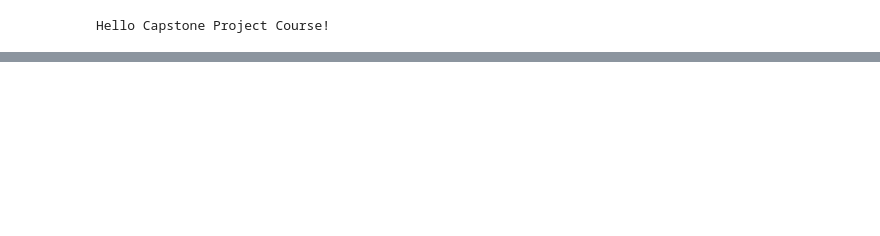
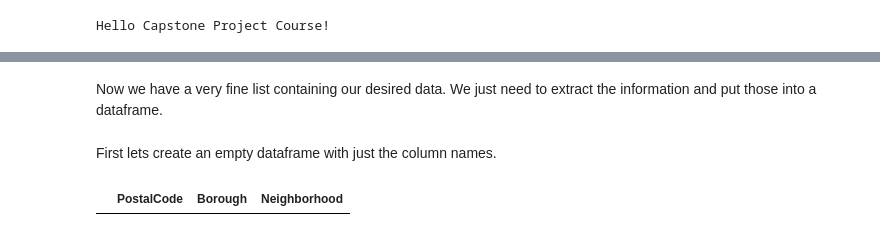
Before and after one commit to imtiaj-sreejon/Coursera_Capstone, a Jupyter notebook: Capstone_Project_Notebook_for_IBM_Applied_Data_Science_Pro.ipynb, the cells around one changed output, grey strips where cells are left out. Cells and saved outputs as stored; diff of their text form; code cells hidden in the pictures; blank space fills up the shorter version.

```diff
--- a/Capstone_Project_Notebook_for_IBM_Applied_Data_Science_Pro.ipynb
+++ b/Capstone_Project_Notebook_for_IBM_Applied_Data_Science_Pro.ipynb
@@ -28,0 +167,12 @@ print(soup.prettify())
+# %% [markdown]
+Now we have a very fine list containing our desired data. We just need to extract the information and put those into a dataframe.
+# %% [markdown]
+First lets create an empty dataframe with just the column names.
+# %%
+column_names = ['PostalCode', 'Borough', 'Neighborhood']
+
+neigh_df = pd.DataFrame(columns=column_names)
+
+neigh_df
+# %% [output]
+|  | PostalCode | Borough | Neighborhood |
```
Also changed, not shown: parts of 25 cells of this notebook.
